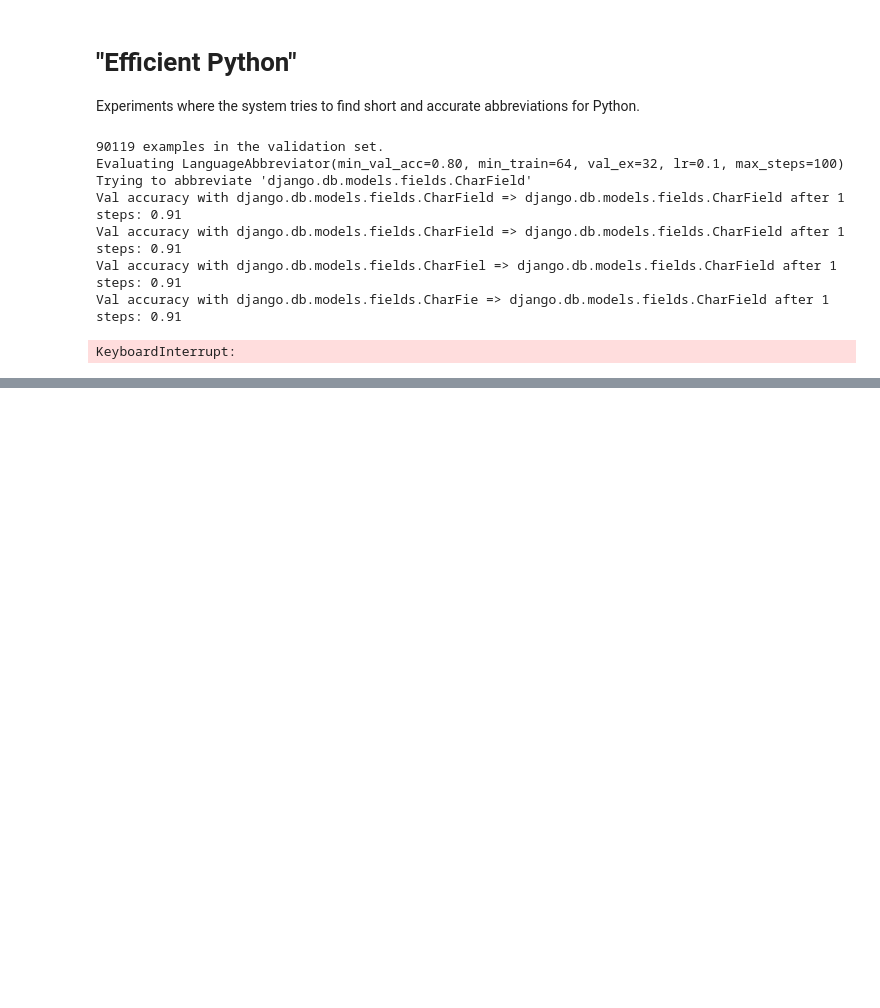
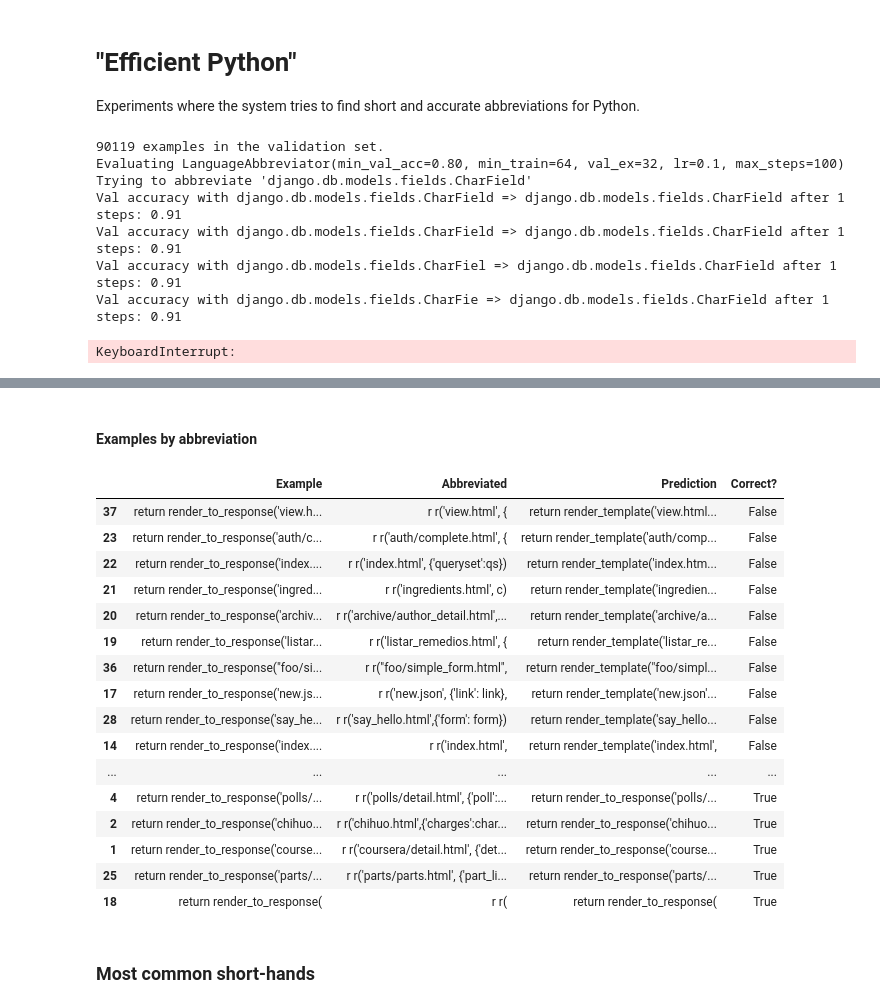
Before and after one commit to gpoesia/magicomplete, a Jupyter notebook: ConadComplete.ipynb, the cells around one changed output, grey strips where cells are left out. Saved outputs shown, nothing was run; the diff lists cells and outputs as text; code cells hidden in the pictures; blank space fills up the shorter version.

```diff
--- a/ConadComplete.ipynb
+++ b/ConadComplete.ipynb
@@ -701,0 +880,32 @@ KeyboardInterrupt:
+# %% [markdown]
+#### Examples by abbreviation
+# %%
+ABBREVIATION = "return render_to_response"
+
+examples_table = []
+
+for (ex, enc, dec) in abbreviator_results["eval_examples"]:
+    if ex.find(ABBREVIATION) != -1:
+        examples_table.append([ex, enc, dec, ex == dec])
+
+pd.DataFrame(examples_table, columns=['Example', 'Abbreviated', 'Prediction', 'Correct?']).sort_values('Correct?')
+# %% [output]
+|  | Example | Abbreviated | Prediction | Correct? |
+| 37 | return render_to_response('view.h... | r r('view.html', { | return render_template('view.html... | False |
+| 23 | return render_to_response('auth/c... | r r('auth/complete.html', { | return render_template('auth/comp... | False |
+| 22 | return render_to_response('index.... | r r('index.html', {'queryset':qs}) | return render_template('index.htm... | False |
+| 21 | return render_to_response('ingred... | r r('ingredients.html', c) | return render_template('ingredien... | False |
+| 20 | return render_to_response('archiv... | r r('archive/author_detail.html',... | return render_template('archive/a... | False |
+| 19 | return render_to_response('listar... | r r('listar_remedios.html', { | return render_template('listar_re... | False |
+| 36 | return render_to_response("foo/si... | r r("foo/simple_form.html", | return render_template("foo/simpl... | False |
+| 17 | return render_to_response('new.js... | r r('new.json', {'link': link}, | return render_template('new.json'... | False |
+| 28 | return render_to_response('say_he... | r r('say_hello.html',{'form': form}) | return render_template('say_hello... | False |
+| 14 | return render_to_response('index.... | r r('index.html', | return render_template('index.html', | False |
+| ... | ... | ... | ... | ... |
+| 4 | return render_to_response('polls/... | r r('polls/detail.html', {'poll':... | return render_to_response('polls/... | True |
+| 2 | return render_to_response('chihuo... | r r('chihuo.html',{'charges':char... | return render_to_response('chihuo... | True |
+| 1 | return render_to_response('course... | r r('coursera/detail.html', {'det... | return render_to_response('course... | True |
+| 25 | return render_to_response('parts/... | r r('parts/parts.html', {'part_li... | return render_to_response('parts/... | True |
+| 18 | return render_to_response( | r r( | return render_to_response( | True |
+# %% [markdown]
+### Most common short-hands
```
Also changed, not shown: parts of 10 cells of this notebook, 5 other files.
